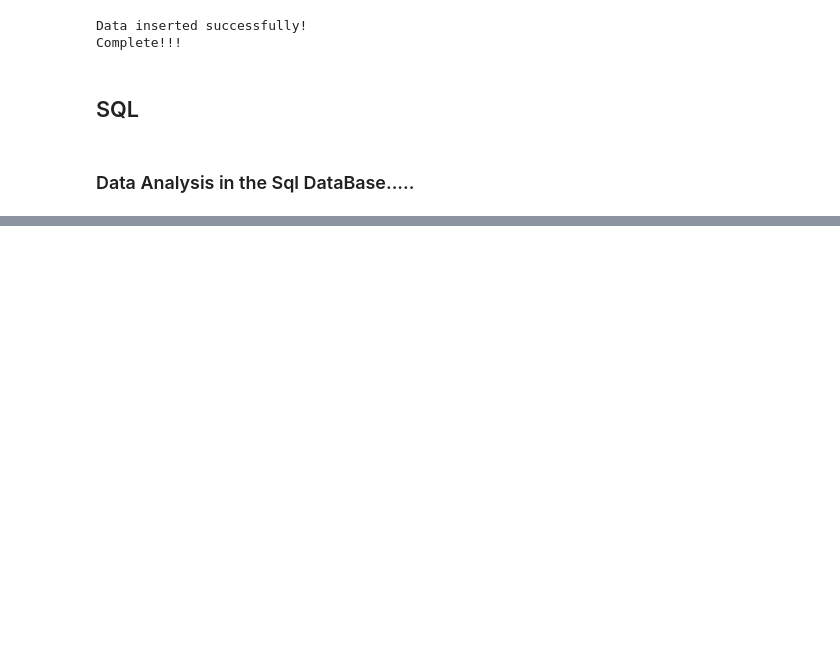
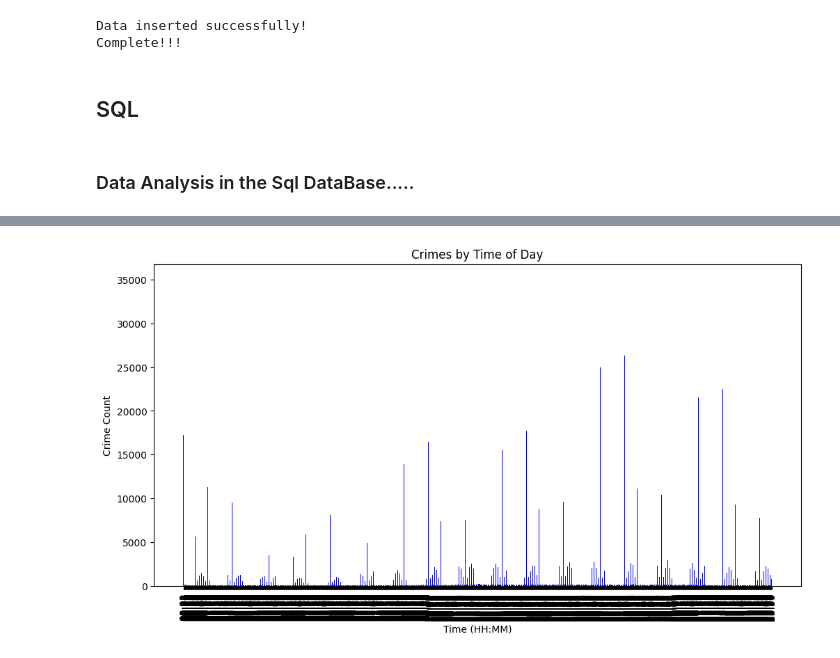
Before and after one commit to MalakaSupun/Crime-Data-Analysis-of-LAPD, a Jupyter notebook: Data_sets/sql_test_01.ipynb, the cells around one changed output, grey strips where cells are left out. Drawn from its saved outputs; the diff is of its cells as text; code cells hidden in the pictures; blank space fills up the shorter version.

```diff
--- a/Data_sets/sql_test_01.ipynb
+++ b/Data_sets/sql_test_01.ipynb
@@ -308,0 +378,8 @@ Complete!!!
+# %%
+# Convert timedelta to string (HH:MM format)
+df['Hour_Str'] = df['Hour'].apply(lambda x: str(x)[7:12])
+
+# Group by time if needed
+crime_by_time = df.groupby('Hour_Str')['CrimeCount'].sum().reset_index()
+# %% [output]
+[figure, added]
```
Also changed, not shown: parts of 7 cells of this notebook.
